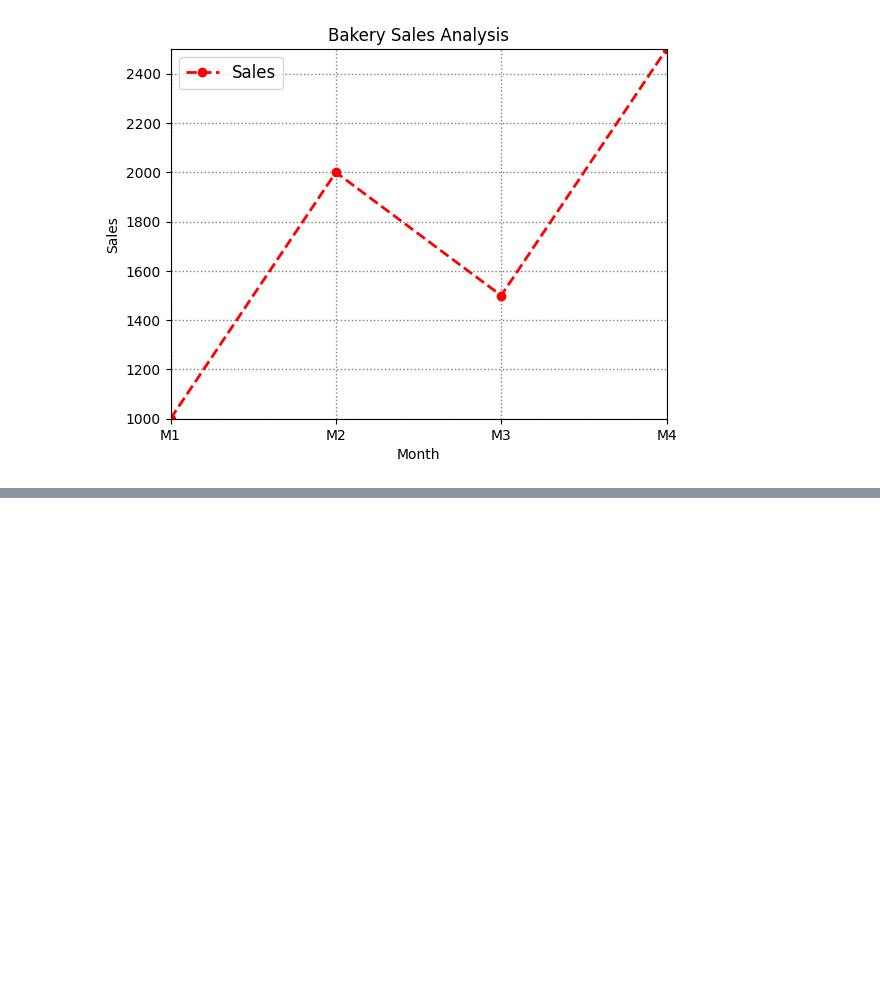
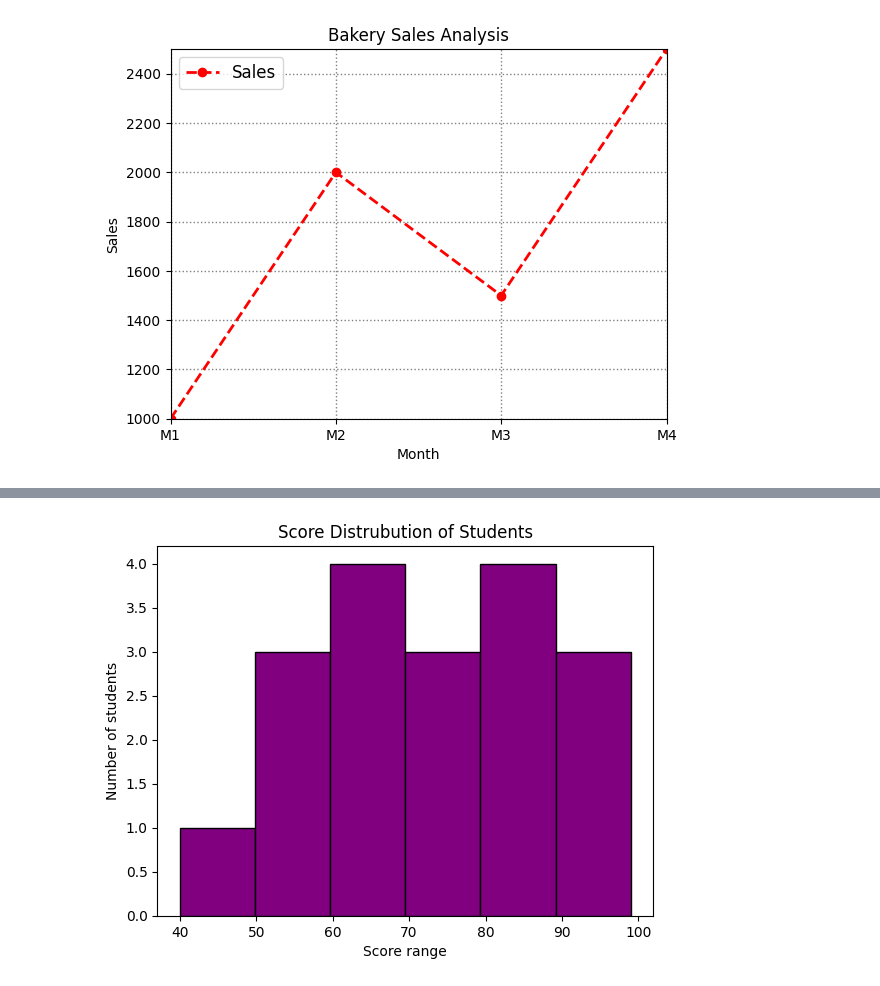
Before and after one commit to Vikram-0401/Python_Projects, a Jupyter notebook: Aiml.ipynb, the cells around one changed output, grey strips where cells are left out. Saved outputs shown, nothing was run; the diff lists cells and outputs as text; code cells hidden in the pictures; blank space fills up the shorter version.

```diff
--- a/Aiml.ipynb
+++ b/Aiml.ipynb
@@ -1107,0 +1137,15 @@ plt.show()
+# %%
+# histogram -> Numerical distribution & insights
+
+import matplotlib.pyplot as plt
+
+scores = [55, 60, 64, 64, 67, 89, 77, 80, 86, 83, 70, 56, 40, 59, 78, 90, 95, 99]
+
+plt.hist(scores, bins=6, color='purple', edgecolor='black')
+plt.xlabel('Score range')
+plt.ylabel('Number of students')
+plt.title('Score distributing of students')
+plt.title('Score Distrubution of Students')
+plt.show()
+# %% [output]
+[figure, added]
```
Also changed, not shown: parts of 2 cells of this notebook.
